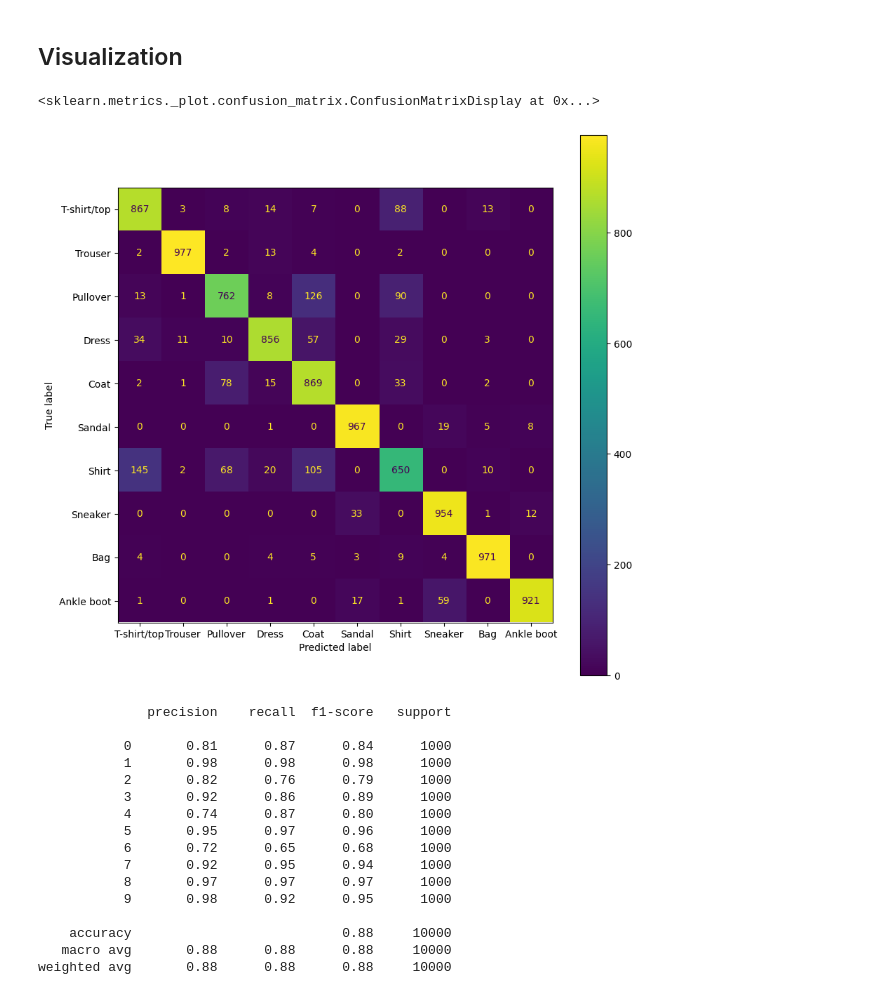
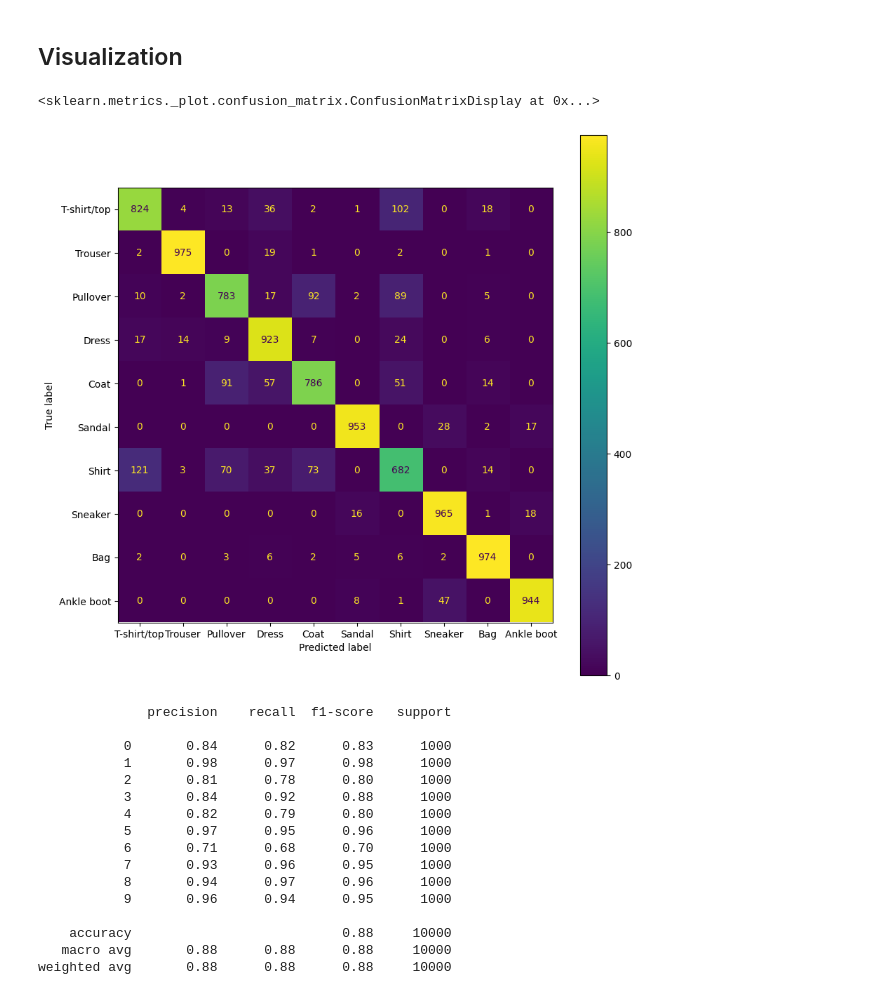
Before and after one commit to tejas-shanthraj/srh-da3-deep-learning, a Jupyter notebook: 04_FashionMNIST_PyTorch.ipynb, the cells around one changed output. Drawn from its saved outputs; the diff is of its cells as text; code cells hidden in the pictures.

```diff
--- a/04_FashionMNIST_PyTorch.ipynb
+++ b/04_FashionMNIST_PyTorch.ipynb
@@ -132,11 +140,11 @@ from torch.utils.data import Dataset, DataLoader
 class MyDataset(Dataset):
     def __init__(self, images, labels):
         # TODO: convert value of images to the range between 0 and 1
-        x = ...
+        x = images/255
         # TODO: Convert to tensor, convert tensor to floa, then copy the result to GPU
-        self.xs = ...
+        self.xs = torch.tensor(x).float().to(device)
         # TODO: Convert labels to tensor, then copy it to GPU
-        self.ys = ...
+        self.ys = torch.tensor(labels).to(device)
 
     def __getitem__(self, idx):
         x = self.xs[idx]
@@ -162,9 +170,9 @@ train_loader = DataLoader(train_data, batch_size=BATCH_SIZE, shuffle=True)
 train_N = len(train_loader.dataset)
 
 # TODO: Do the same with validation set
-valid_set = ...
-valid_loader = ...
-valid_N = ...
+valid_set = MyDataset(valid_images, valid_labels)
+valid_loader = DataLoader(valid_set, batch_size=BATCH_SIZE)
+valid_N = len(valid_loader.dataset)
 # %% [markdown]
 # Model
 It's time to build the model! Neural networks are composed of layers where each layer performs a mathematical operation on the data it receives before passing it to the next layer. To start, we will create a "Hello World" level model made from 4 components:
@@ -185,7 +193,12 @@ n_classes = 10
 
 # TODO: Design this network: Input -> 64 neurons -> ReLU -> 64 neurons -> ReLU -> Output
 model = nn.Sequential(
-    ...
+    nn.Flatten(),
+    nn.Linear(input_size, 64), # Input
+    nn.ReLU(), # Activation for Input
+    nn.Linear(64, 64), # Hidden
+    nn.ReLU(), # Activation for Hidden
+    nn.Linear(64, n_classes) # Output
 )
 # %% [markdown]
 Much like tensors, when the model is first initialized, it will be processed on a CPU. To have it process with a GPU, we can use `to(device)`.
@@ -356,35 +397,37 @@ assert max(val_history['accuracy'])>0.73
 # %%
 from sklearn.metrics import confusion_matrix, ConfusionMatrixDisplay
 
 predictions = []
 targets = []
 
 # iterate over test data
 for images, labels in valid_loader:
     # TODO: Calculate output based on input "images"
-    output = ...
+    output = model(images)
 
     # prediction is a tensor
     prediction = output.argmax(dim=1)
 
     # TODO: Copy tensors "prediction" and "labels" back to CPU and convert them to numpy arrays
-    np_prediction = ...
-    np_labels = ...
+    # np_prediction = predictions.extend(prediction.detach().cpu().numpy())
+    # np_labels = targets.extend(labels.detach().cpu().numpy())
+    np_prediction = prediction.detach().cpu().numpy()
+    np_labels = labels.detach().cpu().numpy()
 
     predictions.extend(np_prediction)
     targets.extend(np_labels)
 
 
 # Create confusion matrix and normalizes it over predicted (columns)
 cm = confusion_matrix(targets, predictions)
 
 # Plot
 cmd = ConfusionMatrixDisplay(cm, display_labels=classes)
 fig, ax = plt.subplots(figsize=(10,10))
 cmd.plot(ax=ax)
 # %% [output]
 <sklearn.metrics._plot.confusion_matrix.ConfusionMatrixDisplay at 0x...>
-[figure, old version]
+[figure, new version]
 # %%
 from sklearn.metrics import classification_report
 
@@ -392,16 +435,16 @@ print(classification_report(targets, predictions))
 # %% [output]
               precision    recall  f1-score   support
 
-           0       0.81      0.87      0.84      1000
-           1       0.98      0.98      0.98      1000
-           2       0.82      0.76      0.79      1000
-           3       0.92      0.86      0.89      1000
-           4       0.74      0.87      0.80      1000
-           5       0.95      0.97      0.96      1000
-           6       0.72      0.65      0.68      1000
-           7       0.92      0.95      0.94      1000
-           8       0.97      0.97      0.97      1000
-           9       0.98      0.92      0.95      1000
+           0       0.84      0.82      0.83      1000
+           1       0.98      0.97      0.98      1000
+           2       0.81      0.78      0.80      1000
+           3       0.84      0.92      0.88      1000
+           4       0.82      0.79      0.80      1000
+           5       0.97      0.95      0.96      1000
+           6       0.71      0.68      0.70      1000
+           7       0.93      0.96      0.95      1000
+           8       0.94      0.97      0.96      1000
+           9       0.96      0.94      0.95      1000
 
     accuracy                           0.88     10000
    macro avg       0.88      0.88      0.88     10000
```
Also changed, not shown: parts of 10 cells of this notebook.
